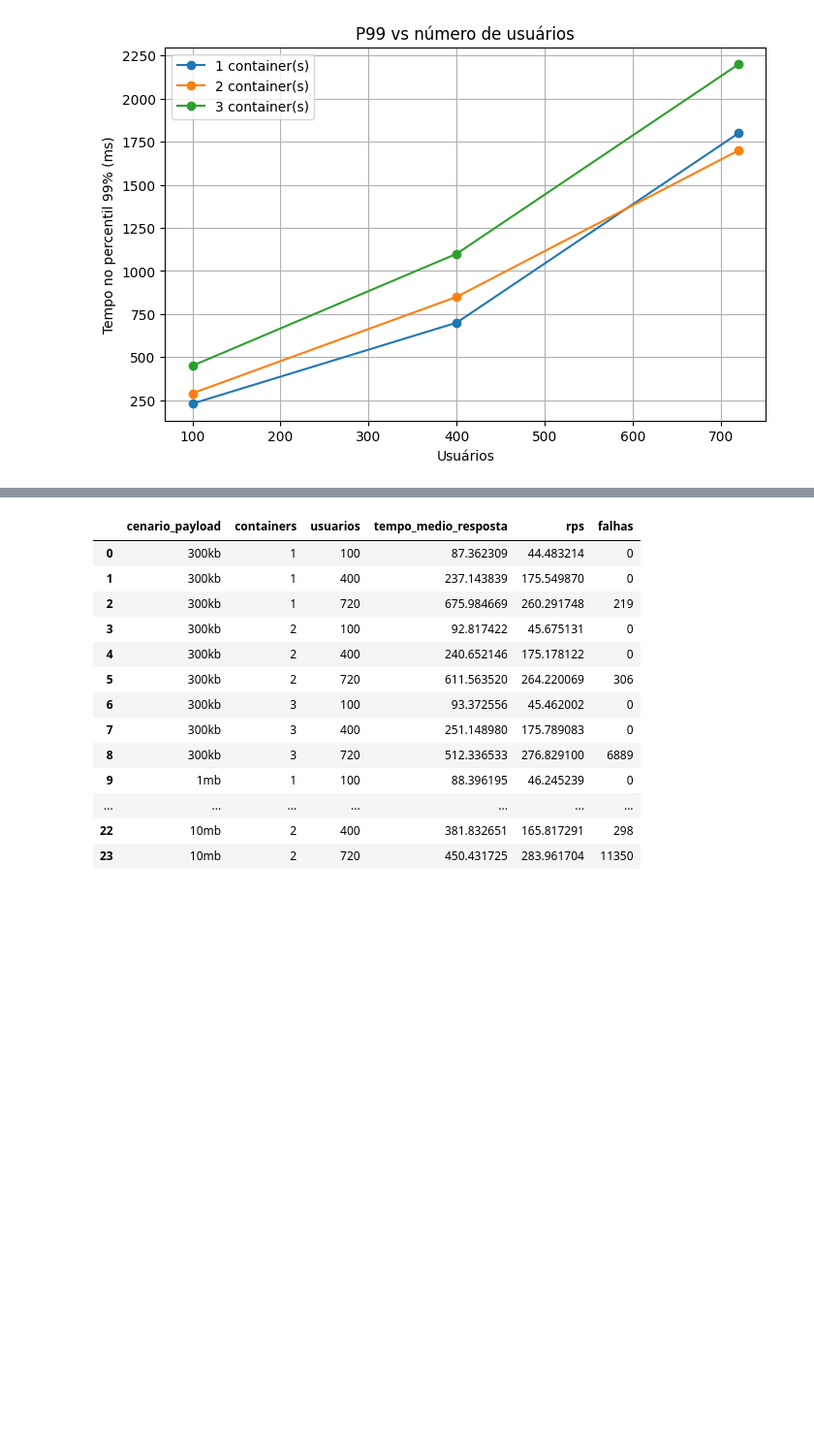
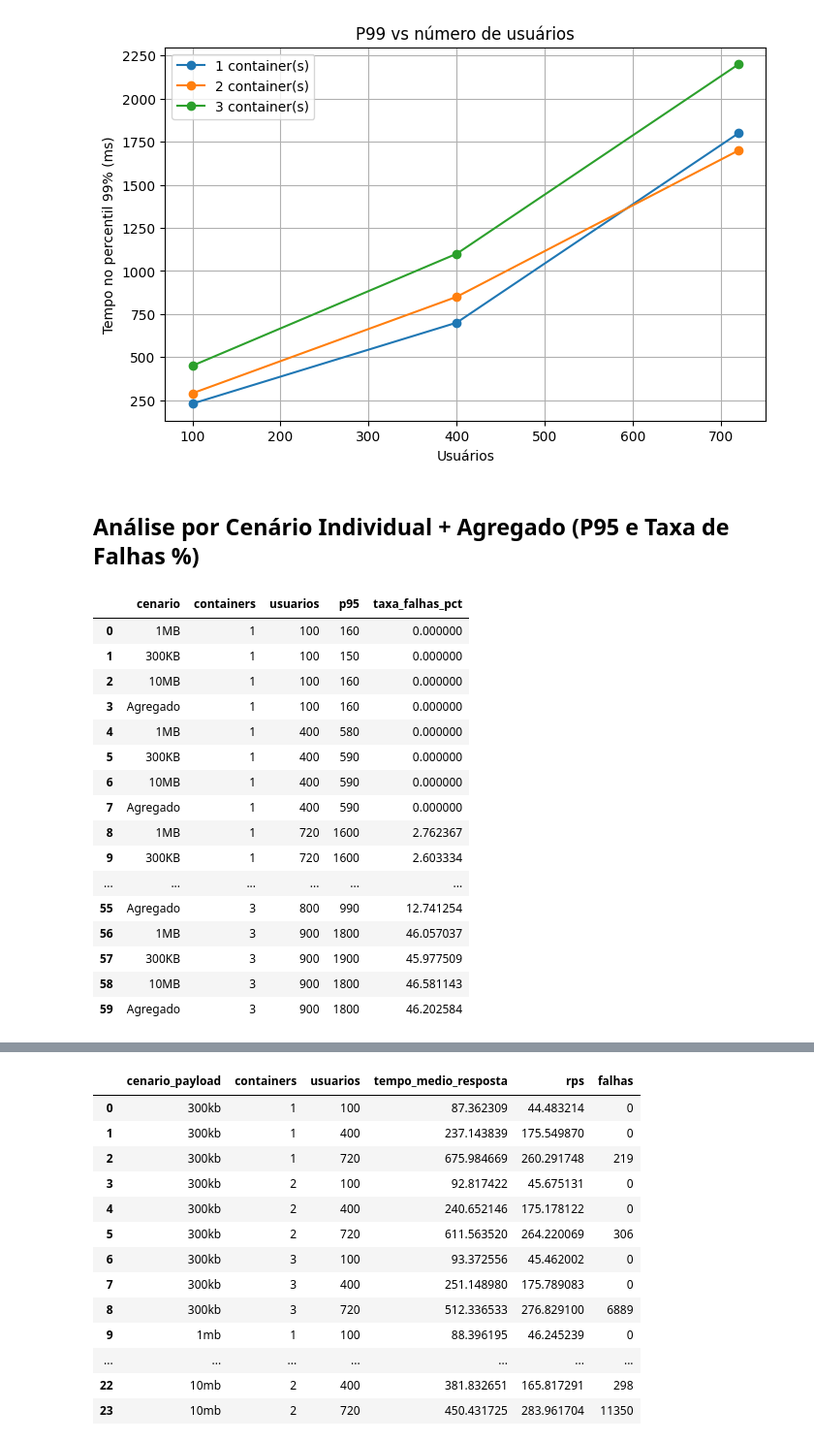
Before and after one commit to Mateusmcemaia/Trabalho-Nabor, a Jupyter notebook: notebook.ipynb, the cells around one changed output, grey strips where cells are left out. Shown at 97% size. Saved outputs shown, nothing was run; the diff lists cells and outputs as text; code cells hidden in the pictures; blank space fills up the shorter version.

```diff
--- a/notebook.ipynb
+++ b/notebook.ipynb
@@ -221,3 +221,57 @@ plt.grid(True)
 plt.show()
 # %% [output]
 [figure]
+# %% [markdown]
+## Análise por Cenário Individual + Agregado (P95 e Taxa de Falhas %)
+# %%
+
+_cenarios_nomes = {
+    "Cenario 1 - Imagem 1MB": "1MB",
+    "Cenario 3 - Imagem 300kb": "300KB",
+    "Cenario 4 - Imagens 10mb": "10MB",
+    "Aggregated": "Agregado",
+}
+_containers = [1, 2, 3]
+_usuarios = [100, 400, 720, 800, 900]
+
+_registros = []
+for cont in _containers:
+    for users in _usuarios:
+        arquivo = f"todos_{cont}cont_{users}users.csv"
+        caminho = dados_path / arquivo
+        if caminho.exists():
+            df = pd.read_csv(caminho)
+            for nome_original, nome_curto in _cenarios_nomes.items():
+                linha = df[df["Name"] == nome_original]
+                if not linha.empty:
+                    row = linha.iloc[0]
+                    req = row["Request Count"]
+                    fail = row["Failure Count"]
+                    _registros.append({
+                        "cenario": nome_curto,
+                        "containers": cont,
+                        "usuarios": users,
+                        "p95": row["95%"],
+                        "taxa_falhas_pct": (fail / req * 100) if req > 0 else 0,
+                    })
+
+df_todos_cenarios = pd.DataFrame(_registros)
+df_todos_cenarios
+# %% [output]
+|  | cenario | containers | usuarios | p95 | taxa_falhas_pct |
+| 0 | 1MB | 1 | 100 | 160 | 0.000000 |
+| 1 | 300KB | 1 | 100 | 150 | 0.000000 |
+| 2 | 10MB | 1 | 100 | 160 | 0.000000 |
+| 3 | Agregado | 1 | 100 | 160 | 0.000000 |
+| 4 | 1MB | 1 | 400 | 580 | 0.000000 |
+| 5 | 300KB | 1 | 400 | 590 | 0.000000 |
+| 6 | 10MB | 1 | 400 | 590 | 0.000000 |
+| 7 | Agregado | 1 | 400 | 590 | 0.000000 |
+| 8 | 1MB | 1 | 720 | 1600 | 2.762367 |
+| 9 | 300KB | 1 | 720 | 1600 | 2.603334 |
+| ... | ... | ... | ... | ... | ... |
+| 55 | Agregado | 3 | 800 | 990 | 12.741254 |
+| 56 | 1MB | 3 | 900 | 1800 | 46.057037 |
+| 57 | 300KB | 3 | 900 | 1900 | 45.977509 |
+| 58 | 10MB | 3 | 900 | 1800 | 46.581143 |
+| 59 | Agregado | 3 | 900 | 1800 | 46.202584 |
```
Also changed, not shown: parts of 3 cells of this notebook.
